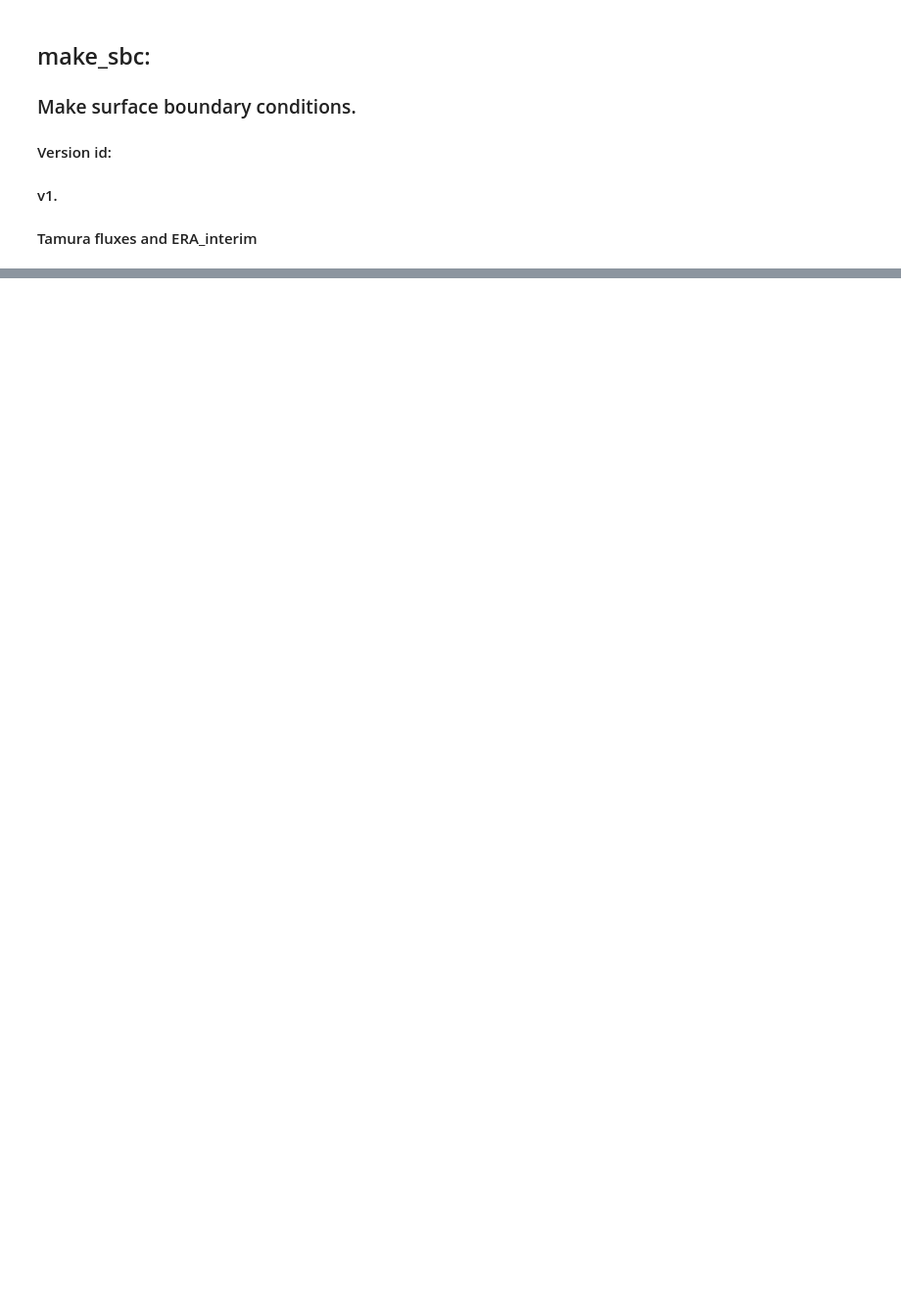
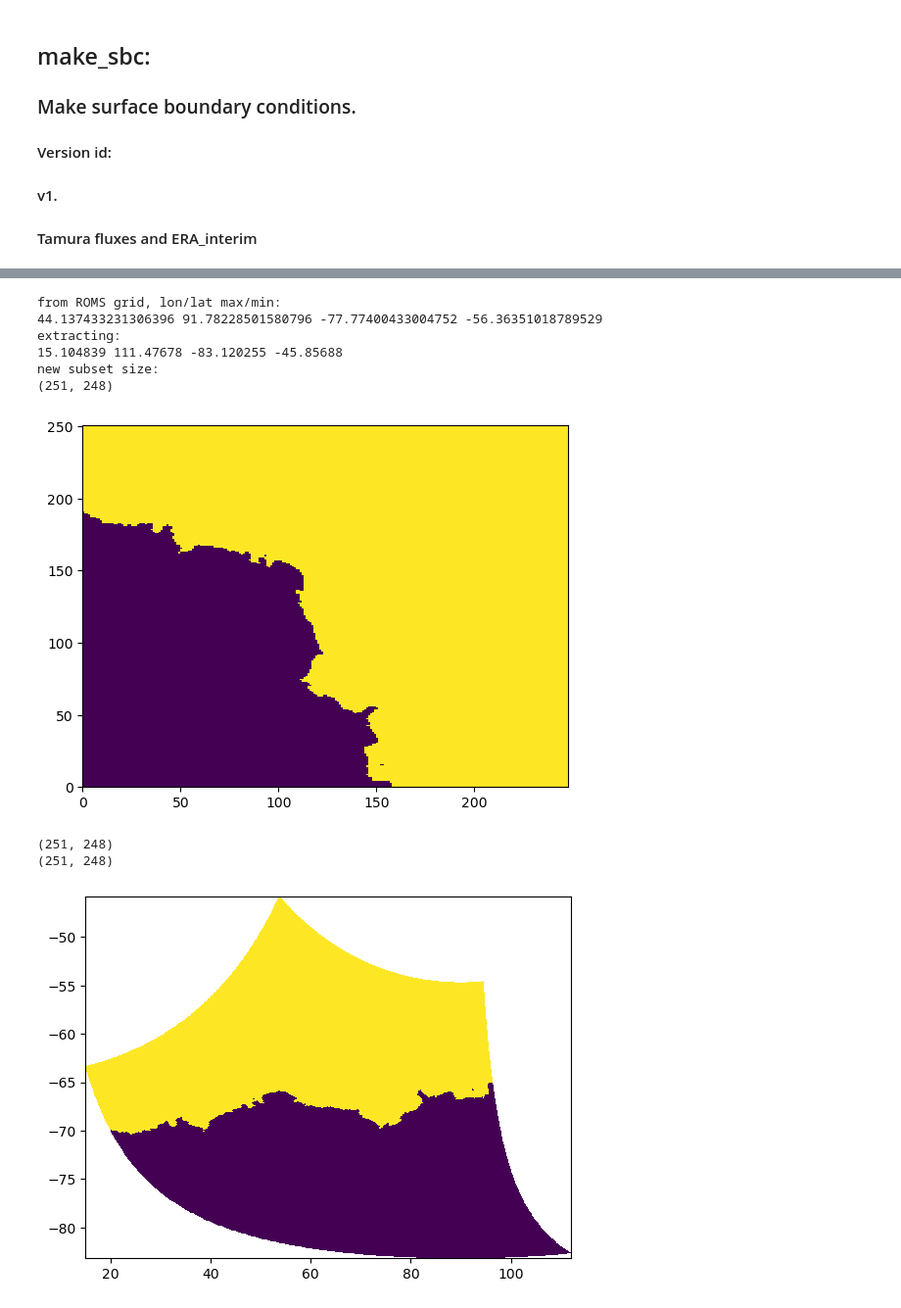
Before and after one commit to dgwyther/amery-hires, a Jupyter notebook: notebooks/make_sbc-amery_tamuraera_IAF.ipynb, the cells around one changed output, grey strips where cells are left out. Shown at 98% size. Drawn from its saved outputs; the diff is of its cells as text; code cells hidden in the pictures; blank space fills up the shorter version.

```diff
--- a/notebooks/make_sbc-amery_tamuraera_IAF.ipynb
+++ b/notebooks/make_sbc-amery_tamuraera_IAF.ipynb
@@ -80,2 +108,54 @@ T_lon[T_lon<0]+=360
+# %%
+T_boundary_mask=(
+    (T_lon > R_grid.lon_rho.min().values*0.95) &
+    (T_lon < R_grid.lon_rho.max().values*1.05) &
+    (T_lat > R_grid.lat_rho.min().values*1.05) &
+    (T_lat < R_grid.lat_rho.max().values*0.95))
+
+# Find indices where mask is True
+indices = np.argwhere(T_boundary_mask)
+
+# Get bounding box: min/max along each axis
+i_min, j_min = indices.min(axis=0)
+i_max, j_max = indices.max(axis=0)
+
+T_lon_subset = T_lon[i_min:i_max+1, j_min:j_max+1]
+T_lat_subset = T_lat[i_min:i_max+1, j_min:j_max+1]
+
+#So extract only:
+print('from ROMS grid, lon/lat max/min:')
+print(str(R_grid.lon_rho.min().values*0.98), str(R_grid.lon_rho.max().values*1.02), str(R_grid.lat_rho.min().values*1.02), str(R_grid.lat_rho.max().values*0.98))
+print('extracting:')
+print(T_lon_subset.min(),T_lon_subset.max(),T_lat_subset.min(),T_lat_subset.max())
+print('new subset size:')
+print(T_lon_subset.shape)
+# T_lat_subset
+# T_loni_min, i_max, j_min,j_max
+# %% [output]
+from ROMS grid, lon/lat max/min:
+44.137433231306396 91.78228501580796 -77.77400433004752 -56.36351018789529
+extracting:
+15.104839 111.47678 -83.120255 -45.85688
+new subset size:
+(251, 248)
+# %%
+# subset T_values
+
+T_mask = T_mask[i_min:i_max+1, j_min:j_max+1]
+
+
+T_lon = T_lon[i_min:i_max+1, j_min:j_max+1]
+T_lat = T_lat[i_min:i_max+1, j_min:j_max+1]
+# %%
+plt.pcolormesh(T_mask)
+plt.show()
+plt.pcolormesh(T_lon,T_lat,T_mask)
+print(T_mask.shape)
+print(T_lon.shape)
+# %% [output]
+[figure, added]
+(251, 248)
+(251, 248)
+[figure, added]
 # %%
 #read in era interim winds and resample from twice daily to daily
```
Also changed, not shown: parts of 9 cells of this notebook.
